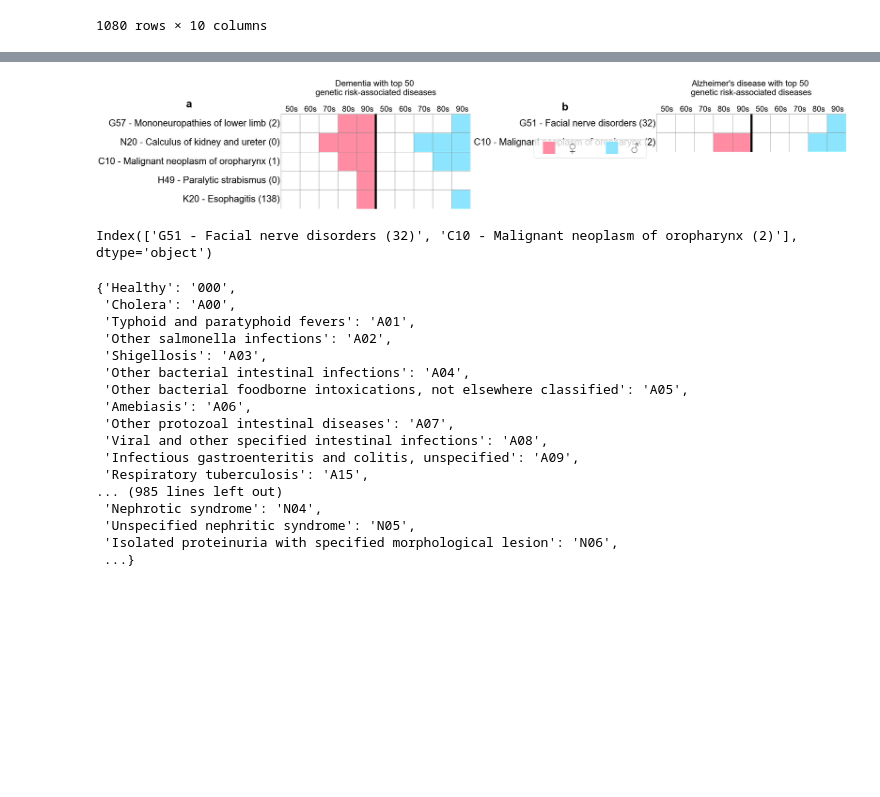
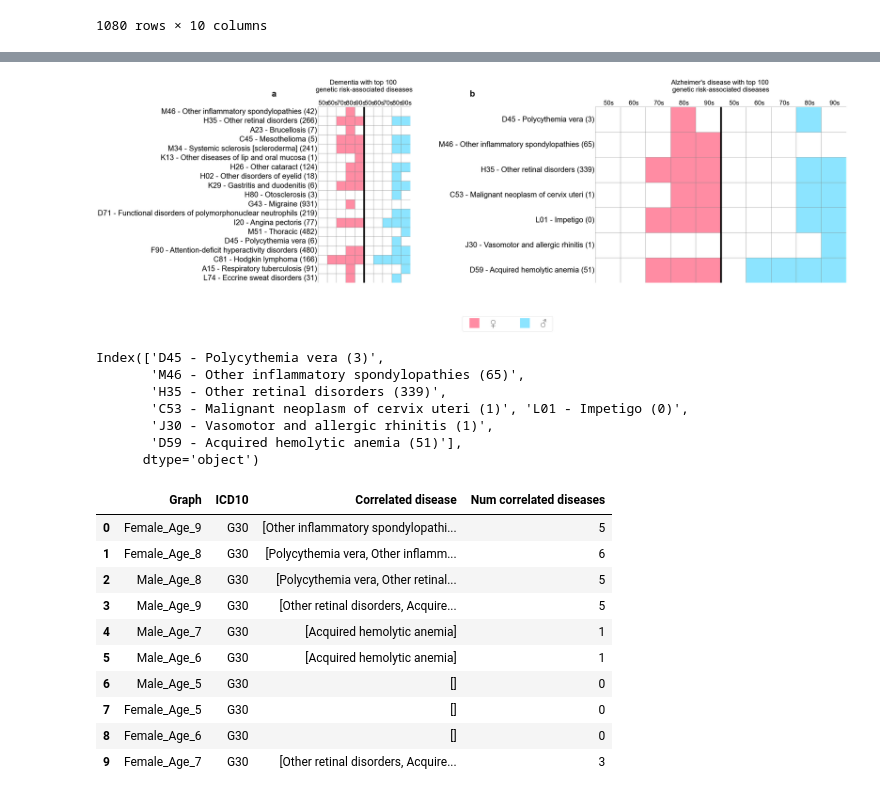
Before and after one commit to vladimirkovacevic/CSH, a Jupyter notebook: map_icd.ipynb, the cells around one changed output, grey strips where cells are left out. Cells and saved outputs as stored; diff of their text form; code cells hidden in the pictures; blank space fills up the shorter version.

```diff
--- a/map_icd.ipynb
+++ b/map_icd.ipynb
@@ -47,3 +16,15 @@ import seaborn as sns
+# %%
+# Load the ICD-10 dataset
+df_icd = pd.read_csv("data/DiagAll_Eng.csv")
+df_icd['ShortDescription'] = df_icd['ShortDescription'].replace(
+    "Dementia in Alzheimer\'s disease", "Dementia"
+)
+df_icd = df_icd.drop_duplicates(subset=["ShortDescription"])  # Ensure unique descriptions
+icd_dict = dict(zip(df_icd["ShortDescription"], df_icd["Code"]))
+icd_dict = {k.replace("\"", ""): v for k, v in icd_dict.items()}
+icd_dict['Dementia in Alzheimer\'s disease'] = 'F00'
+icd_descriptions = list(icd_dict.keys())
+icd_codes = list(icd_dict.values())
 # %%
 # open_target_df = pd.read_csv('../CTD/data/open_targets/cor_matrix_95_nolit.csv')
 # open_target_df = pd.read_csv('../CTD/data/target_disease/cor_matrix_99.csv.csv')
@@ -403,8 +380,8 @@ rds_files = glob.glob("data/dementia_age_groups/*.rds")
 
 disease_name_icd10_dict = dict(zip(disease_names, open_target_df.columns))
 
-for TOP_K in [50]:
-    fig, axes = plt.subplots(1, 2, figsize=(35, 25))  # 3 columns, 1 row
+for TOP_K in [100]:
+    fig, axes = plt.subplots(1, 2, figsize=(45, 15))  # 3 columns, 1 row
     for i, code in enumerate(['F00', 'G30']):
 #         if code in df.index:
         df_out = pd.DataFrame(columns=['Graph', 'ICD10', 'Correlated disease', 'Num correlated diseases'])
@@ -500,59 +477,57 @@ for TOP_K in [50]:
 
 
         # Add subplot letter labels (a, b, c...)
         label = chr(97 + i)  # 'a' for 0, 'b' for 1, etc.
         ax.text(-0.5, 1.05, f'{label}', transform=ax.transAxes,
                 fontsize=36, fontweight='bold', va='bottom', ha='left')
     labels = ['♀ ', '♂ ']
 
     # Create custom legend handles
     legend_elements = [
         Line2D([0], [0], marker='s', color='w', label=labels[i],
                markerfacecolor=male_female_color[i], markersize=42)
         for i in range(2)
     ]
 
     # Create the legend at the bottom
     plt.legend(handles=legend_elements, loc='lower center', bbox_to_anchor=(-0.35, -0.3),
                ncol=2, frameon=True, fontsize=36)
 
     # Adjust layout and save to PDF
     plt.tight_layout()
     pos1 = axes[0].get_position()
     pos2 = axes[1].get_position()
 
     new_y0 = pos1.y0 + pos1.height - pos2.height
     axes[1].set_position([pos2.x0, new_y0, pos2.width, pos2.height])
 
     plt.savefig(f"dementia_heatmaps_{TOP_K}.pdf", dpi=200, format='pdf', bbox_inches='tight')
     plt.show()
 # %% [output]
-[figure, old version]
+[figure, new version]
 # %%
 dis_gr_df.index
 # %% [output]
-Index(['G51 - Facial nerve disorders (32)', 'C10 - Malignant neoplasm of oropharynx (2)'], dtype='object')
+Index(['D45 - Polycythemia vera (3)',
+       'M46 - Other inflammatory spondylopathies (65)',
+       'H35 - Other retinal disorders (339)',
+       'C53 - Malignant neoplasm of cervix uteri (1)', 'L01 - Impetigo (0)',
+       'J30 - Vasomotor and allergic rhinitis (1)',
+       'D59 - Acquired hemolytic anemia (51)'],
+      dtype='object')
-# %%
-icd_dict
-# %% [output]
-{'Healthy': '000',
- 'Cholera': 'A00',
- 'Typhoid and paratyphoid fevers': 'A01',
- 'Other salmonella infections': 'A02',
- 'Shigellosis': 'A03',
- 'Other bacterial intestinal infections': 'A04',
- 'Other bacterial foodborne intoxications, not elsewhere classified': 'A05',
- 'Amebiasis': 'A06',
- 'Other protozoal intestinal diseases': 'A07',
- 'Viral and other specified intestinal infections': 'A08',
- 'Infectious gastroenteritis and colitis, unspecified': 'A09',
- 'Respiratory tuberculosis': 'A15',
-... (985 lines left out)
- 'Nephrotic syndrome': 'N04',
- 'Unspecified nephritic syndrome': 'N05',
- 'Isolated proteinuria with specified morphological lesion': 'N06',
- ...}
 # %%
 df_out
+# %% [output]
+|  | Graph | ICD10 | Correlated disease | Num correlated diseases |
+| 0 | Female_Age_9 | G30 | [Other inflammatory spondylopathi... | 5 |
+| 1 | Female_Age_8 | G30 | [Polycythemia vera, Other inflamm... | 6 |
+| 2 | Male_Age_8 | G30 | [Polycythemia vera, Other retinal... | 5 |
+| 3 | Male_Age_9 | G30 | [Other retinal disorders, Acquire... | 5 |
+| 4 | Male_Age_7 | G30 | [Acquired hemolytic anemia] | 1 |
+| 5 | Male_Age_6 | G30 | [Acquired hemolytic anemia] | 1 |
+| 6 | Male_Age_5 | G30 | [] | 0 |
+| 7 | Female_Age_5 | G30 | [] | 0 |
+| 8 | Female_Age_6 | G30 | [] | 0 |
+| 9 | Female_Age_7 | G30 | [Other retinal disorders, Acquire... | 3 |
 # %%
 dis_gr_df
```
Also changed, not shown: parts of 11 cells of this notebook, 1 other file.
